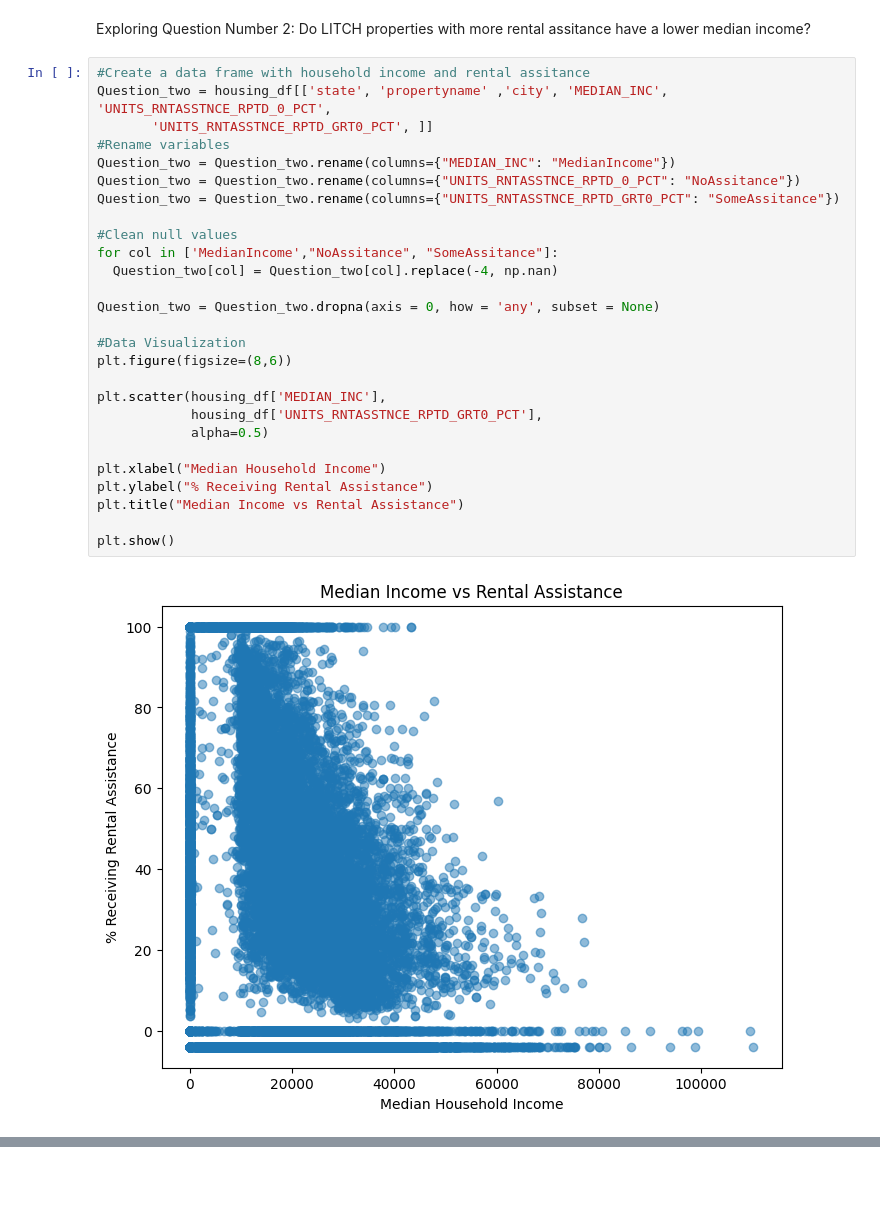
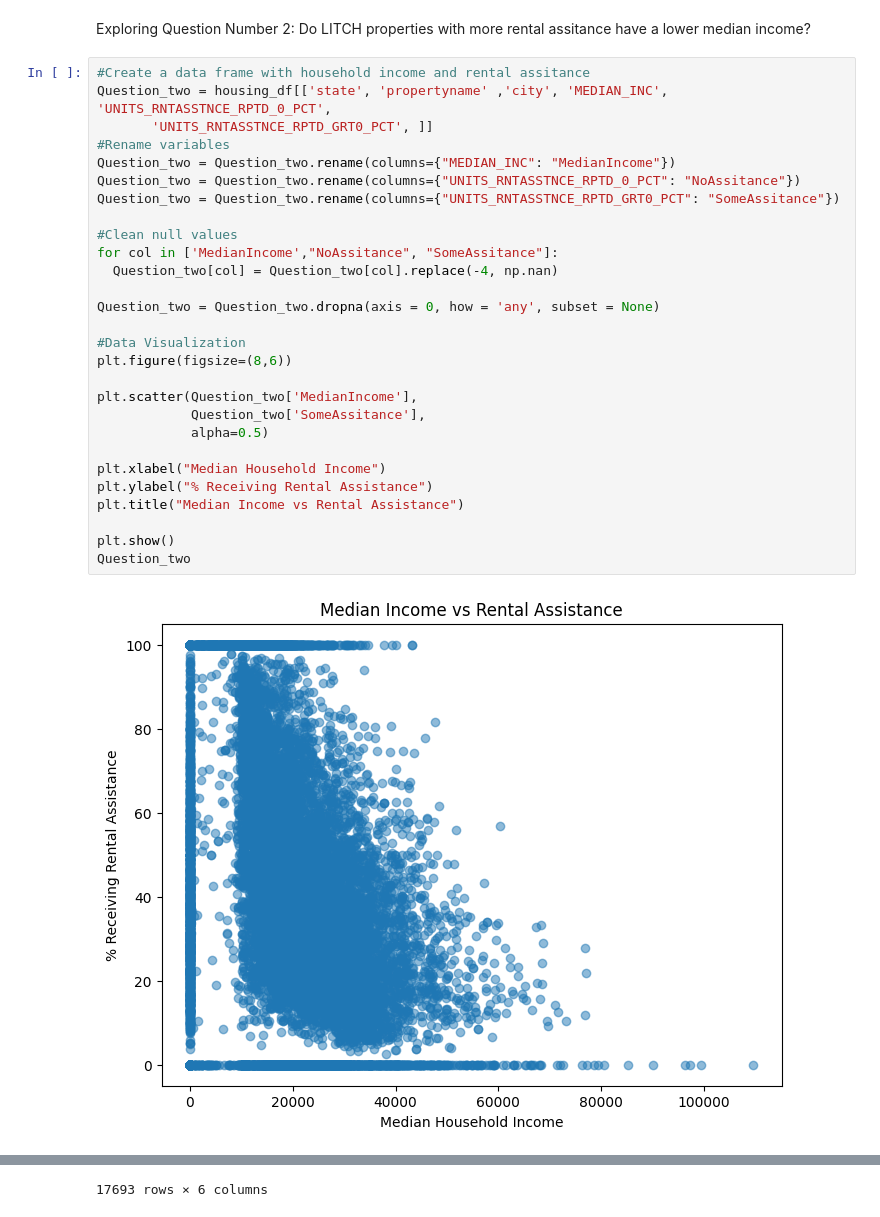
Before and after one commit to bitriagaleonela40-cmd/housing-research, a Jupyter notebook: Housing.ipynb, the cells around one changed output, grey strips where cells are left out. Cells and saved outputs as stored; diff of their text form; blank space fills up the shorter version.

```diff
--- a/Housing.ipynb
+++ b/Housing.ipynb
@@ -378,29 +397,30 @@ Exploring Question Number 2: Do LITCH properties with more rental assitance have
 # %%
 #Create a data frame with household income and rental assitance
 Question_two = housing_df[['state', 'propertyname' ,'city', 'MEDIAN_INC', 'UNITS_RNTASSTNCE_RPTD_0_PCT',
        'UNITS_RNTASSTNCE_RPTD_GRT0_PCT', ]]
 #Rename variables
 Question_two = Question_two.rename(columns={"MEDIAN_INC": "MedianIncome"})
 Question_two = Question_two.rename(columns={"UNITS_RNTASSTNCE_RPTD_0_PCT": "NoAssitance"})
 Question_two = Question_two.rename(columns={"UNITS_RNTASSTNCE_RPTD_GRT0_PCT": "SomeAssitance"})
 
 #Clean null values
 for col in ['MedianIncome',"NoAssitance", "SomeAssitance"]:
   Question_two[col] = Question_two[col].replace(-4, np.nan)
 
 Question_two = Question_two.dropna(axis = 0, how = 'any', subset = None)
 
 #Data Visualization
 plt.figure(figsize=(8,6))
 
-plt.scatter(housing_df['MEDIAN_INC'],
-            housing_df['UNITS_RNTASSTNCE_RPTD_GRT0_PCT'],
+plt.scatter(Question_two['MedianIncome'],
+            Question_two['SomeAssitance'],
             alpha=0.5)
 
 plt.xlabel("Median Household Income")
 plt.ylabel("% Receiving Rental Assistance")
 plt.title("Median Income vs Rental Assistance")
 
 plt.show()
+Question_two
 # %% [output]
-[figure, old version]
+[figure, new version]
@@ -406,0 +439 @@ plt.show()
+17693 rows × 6 columns
```
Also changed, not shown: parts of 12 cells of this notebook.
